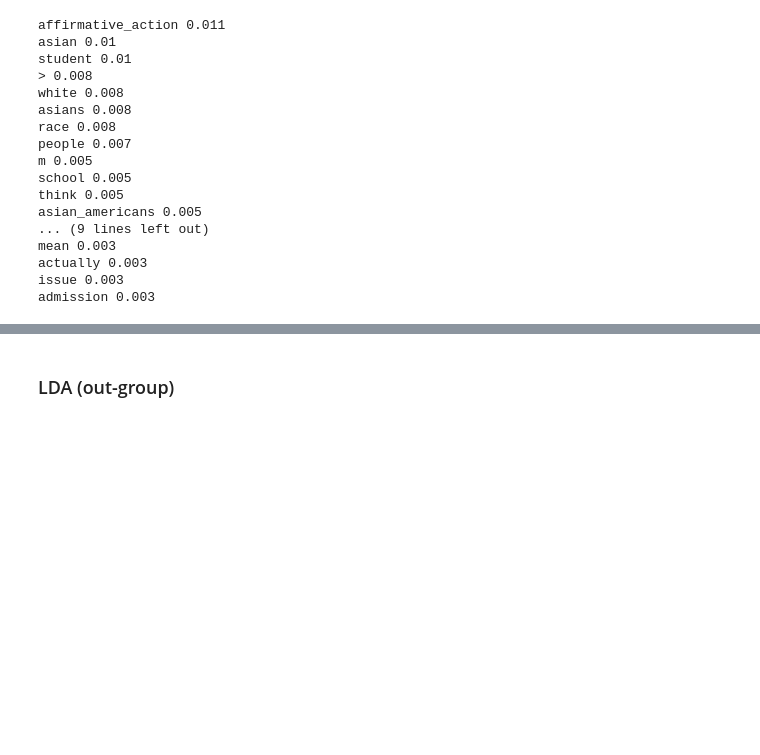
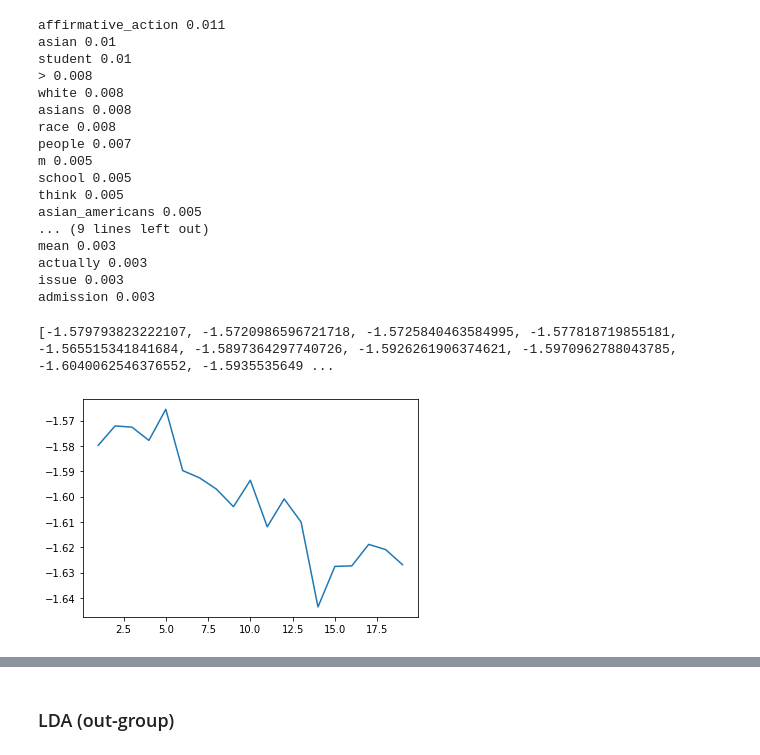
Before and after one commit to ddlee19/macs30200, a Jupyter notebook: analysis/topic_model.ipynb, the cells around one changed output, grey strips where cells are left out. Drawn from its saved outputs; the diff is of its cells as text; code cells hidden in the pictures; blank space fills up the shorter version.

Commit message:
started new topic modeling notebook

```diff
--- a/analysis/topic_model.ipynb
+++ b/analysis/topic_model.ipynb
@@ -645,3 +645,8 @@ mean 0.003
 actually 0.003
 issue 0.003
 admission 0.003
+# %%
+full_texts = []
+
+for ind, row in full_df.iterrows():
+    full_texts.append(row['normalized_tokens'])
@@ -647,0 +677,28 @@ admission 0.003
+# %%
+def get_coherence_scores(texts, n_topics_arr=np.arange(1, 20)):
+
+    scores = []
+
+    for n_topics in n_topics_arr:
+        # run lda
+        lda, bow_corpus, dict_ = run_lda(docs=texts, num_topics=n_topics)
+
+        cm = CoherenceModel(lda, corpus=bow_corpus, coherence='u_mass')
+        cohere_score = cm.get_coherence()
+
+        scores.append(cohere_score)
+
+    return scores
+# %%
+scores = get_coherence_scores(full_texts)
+# %%
+print(scores)
+# %% [output]
+[-1.579793823222107, -1.5720986596721718, -1.5725840463584995, -1.577818719855181, -1.565515341841684, -1.5897364297740726, -1.5926261906374621, -1.5970962788043785, -1.6040062546376552, -1.5935535649 ...
+# %%
+import matplotlib.pyplot as plt
+
+plt.plot(np.arange(1,20), scores)
+plt.show()
+# %% [output]
+[figure, added]
```
Also changed, not shown: parts of 45 cells of this notebook, 2 other files.
